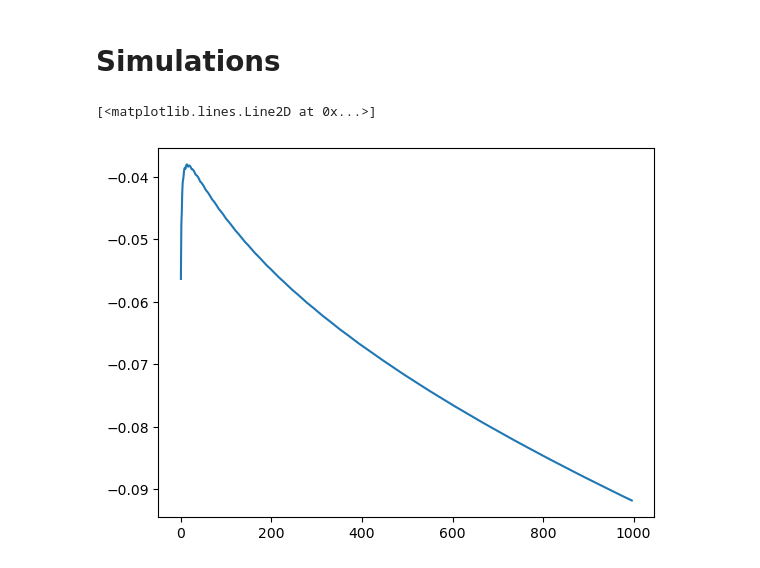
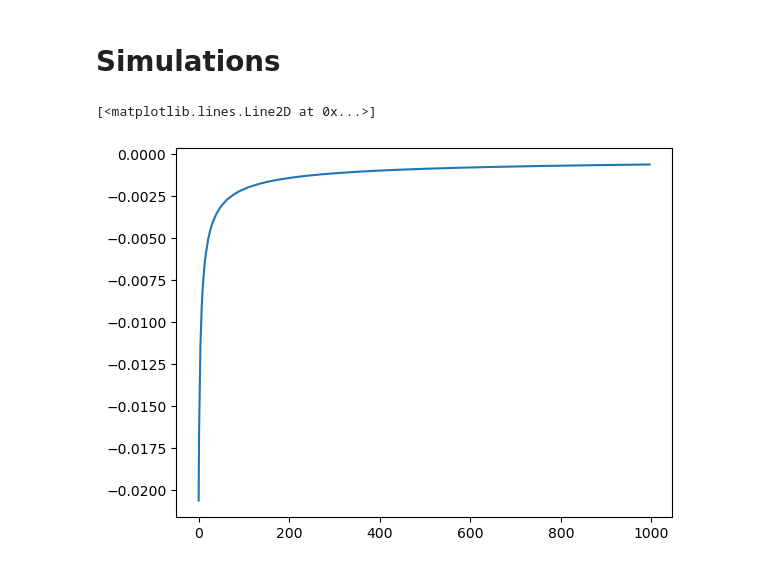
Before and after one commit to imdabun/ergo_mktwgt, a Jupyter notebook: birth_death.ipynb, the cells around one changed output. Cells and saved outputs as stored; diff of their text form; code cells hidden in the pictures.

```diff
--- a/birth_death.ipynb
+++ b/birth_death.ipynb
@@ -71,7 +71,7 @@ for init in inits:
     res.append(conv)
 # %%
 x = np.arange(3, N_SIMS)
-plt.plot(np.log(res[2])/np.log(x))
+plt.plot(np.log(res[2])/x)
 # %% [output]
 [<matplotlib.lines.Line2D at 0x...>]
-[figure, old version]
+[figure, new version]
```
